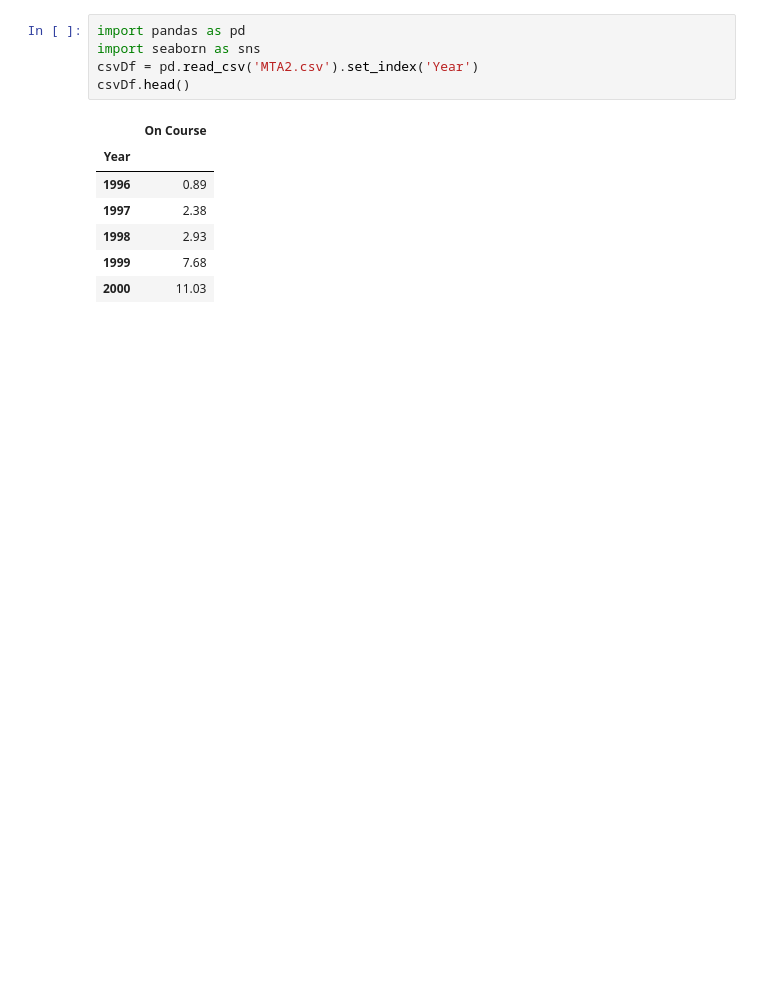
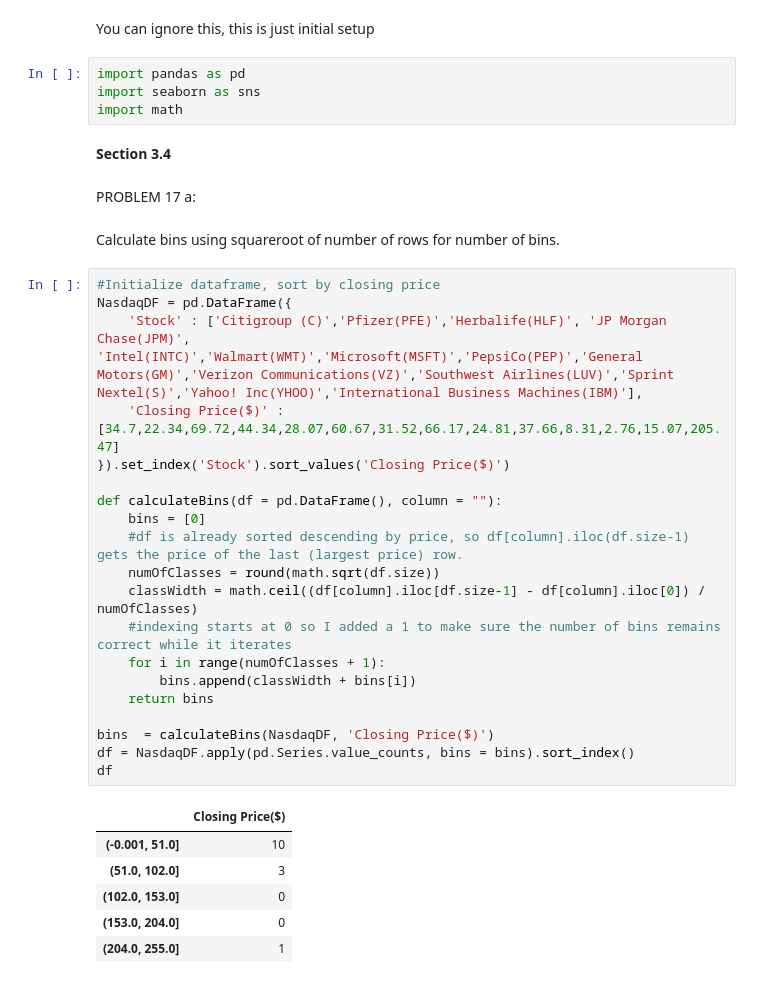
Before and after one commit to KirtlandRoss/BUS-286, a Jupyter notebook: week2/MTA2.ipynb, the cells around one changed output. Drawn from its saved outputs; the diff is of its cells as text; blank space fills up the shorter version.

```diff
--- a/week2/MTA2.ipynb
+++ b/week2/MTA2.ipynb
@@ -1,13 +1,39 @@
+# %% [markdown]
+You can ignore this, this is just initial setup
 # %%
 import pandas as pd
 import seaborn as sns
-csvDf = pd.read_csv('MTA2.csv').set_index('Year')
-csvDf.head()
+import math
-# %% [output]
-|  | On Course |
-| Year |  |
-| 1996 | 0.89 |
-| 1997 | 2.38 |
-| 1998 | 2.93 |
-| 1999 | 7.68 |
-| 2000 | 11.03 |
+# %% [markdown]
+**Section 3.4**
+# %% [markdown]
+PROBLEM 17 a:
+# %% [markdown]
+Calculate bins using squareroot of number of rows for number of bins.
+# %%
+#Initialize dataframe, sort by closing price
+NasdaqDF = pd.DataFrame({
+    'Stock' : ['Citigroup (C)','Pfizer(PFE)','Herbalife(HLF)', 'JP Morgan Chase(JPM)', 'Intel(INTC)','Walmart(WMT)','Microsoft(MSFT)','PepsiCo(PEP)','General Motors(GM)','Verizon Communications(VZ)','Southwest Airlines(LUV)','Sprint Nextel(S)','Yahoo! Inc(YHOO)','International Business Machines(IBM)'],
+    'Closing Price($)' : [34.7,22.34,69.72,44.34,28.07,60.67,31.52,66.17,24.81,37.66,8.31,2.76,15.07,205.47]
+}).set_index('Stock').sort_values('Closing Price($)')
+
+def calculateBins(df = pd.DataFrame(), column = ""):
+    bins = [0]
+    #df is already sorted descending by price, so df[column].iloc(df.size-1) gets the price of the last (largest price) row.
+    numOfClasses = round(math.sqrt(df.size))
+    classWidth = math.ceil((df[column].iloc[df.size-1] - df[column].iloc[0]) / numOfClasses)
+    #indexing starts at 0 so I added a 1 to make sure the number of bins remains correct while it iterates
+    for i in range(numOfClasses + 1):
+        bins.append(classWidth + bins[i])
+    return bins
+
+bins  = calculateBins(NasdaqDF, 'Closing Price($)')
+df = NasdaqDF.apply(pd.Series.value_counts, bins = bins).sort_index()
+df
+# %% [output]
+|  | Closing Price($) |
+| (-0.001, 51.0] | 10 |
+| (51.0, 102.0] | 3 |
+| (102.0, 153.0] | 0 |
+| (153.0, 204.0] | 0 |
+| (204.0, 255.0] | 1 |
```
Also changed, not shown: parts of 39 cells of this notebook, 4 other files.
